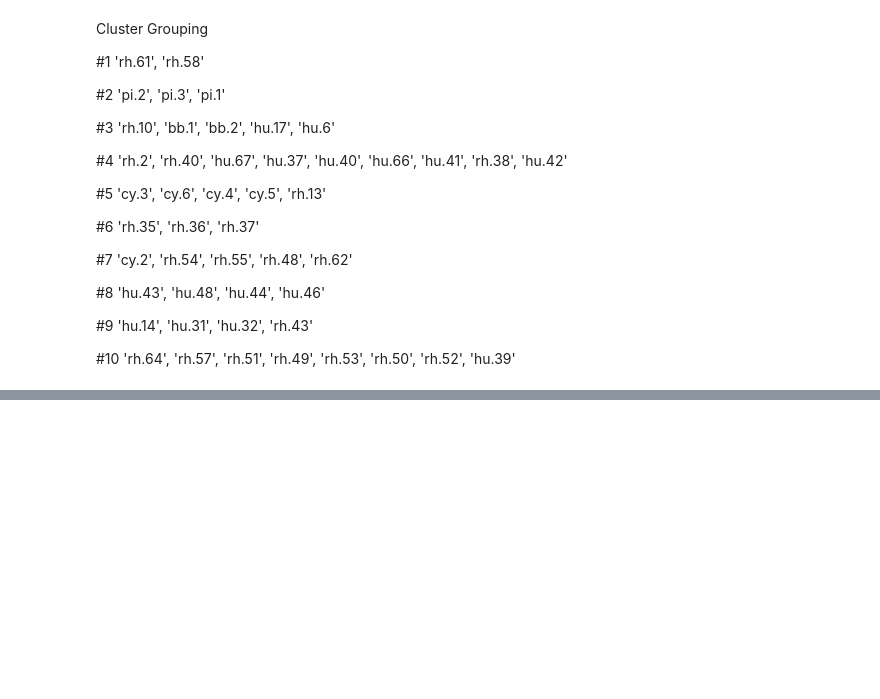
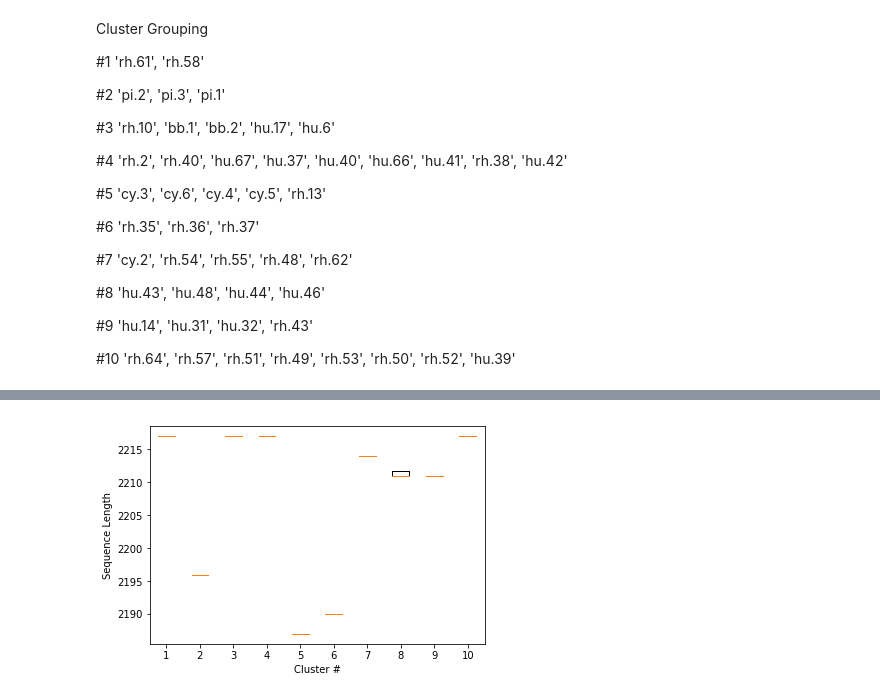
Before and after one commit to jinhoko/BE131, a Jupyter notebook: lab2/lab2_data.ipynb, the cells around one changed output, grey strips where cells are left out. Cells and saved outputs as stored; diff of their text form; code cells hidden in the pictures; blank space fills up the shorter version.

```diff
--- a/lab2/lab2_data.ipynb
+++ b/lab2/lab2_data.ipynb
@@ -63,0 +141,20 @@ Cluster Grouping
+# %%
+from Bio import SeqIO
+seq_list = [['rh.61', 'rh.58'],
+           ['pi.2', 'pi.3', 'pi.1'],
+           ['rh.10', 'bb.1', 'bb.2', 'hu.17', 'hu.6'],
+           ['rh.2', 'rh.40', 'hu.67', 'hu.37', 'hu.40', 'hu.66', 'hu.41', 'rh.38', 'hu.42'],
+           ['cy.3', 'cy.6', 'cy.4', 'cy.5', 'rh.13'],
+           ['rh.35', 'rh.36', 'rh.37'],
+           ['cy.2', 'rh.54', 'rh.55', 'rh.48', 'rh.62'],
+           ['hu.43', 'hu.48', 'hu.44', 'hu.46'],
+           ['hu.14', 'hu.31', 'hu.32', 'rh.43'],
+           ['rh.64', 'rh.57', 'rh.51', 'rh.49', 'rh.53', 'rh.50', 'rh.52', 'hu.39']]
+
+for cluster in seq_list:
+    for idx, seq_id in enumerate(cluster):
+        if idx is 1:    #second element of each cluster
+            for record in SeqIO.parse("seqs.aligned.fa", "fasta"):
+                if record.id == seq_id:
+                    print(record.id)
+                    print(record.seq)
@@ -155,0 +355,31 @@ for cluster in seq_list:
+# %%
+import matplotlib.pyplot as plt
+from Bio import SeqIO
+
+seq_list = [['rh.61', 'rh.58'],
+           ['pi.2', 'pi.3', 'pi.1'],
+           ['rh.10', 'bb.1', 'bb.2', 'hu.17', 'hu.6'],
+           ['rh.2', 'rh.40', 'hu.67', 'hu.37', 'hu.40', 'hu.66', 'hu.41', 'rh.38', 'hu.42'],
+           ['cy.3', 'cy.6', 'cy.4', 'cy.5', 'rh.13'],
+           ['rh.35', 'rh.36', 'rh.37'],
+           ['cy.2', 'rh.54', 'rh.55', 'rh.48', 'rh.62'],
+           ['hu.43', 'hu.48', 'hu.44', 'hu.46'],
+           ['hu.14', 'hu.31', 'hu.32', 'rh.43'],
+           ['rh.64', 'rh.57', 'rh.51', 'rh.49', 'rh.53', 'rh.50', 'rh.52', 'hu.39']]
+
+
+box_data = [[] for _ in range(10)]
+fig, ax = plt.subplots()
+
+for idx, cluster in enumerate(seq_list):
+    for seq_id in cluster:
+        for record in SeqIO.parse("seqs.fa", "fasta"):
+            if(record.id==seq_id):
+                box_data[idx].append(len(record.seq))
+
+ax.boxplot(box_data, 0, '')
+ax.set_xlabel('Cluster #')
+ax.set_ylabel('Sequence Length')
+plt.show()
+# %% [output]
+[figure, added]
```
Also changed, not shown: parts of 10 cells of this notebook, 10 other files.
